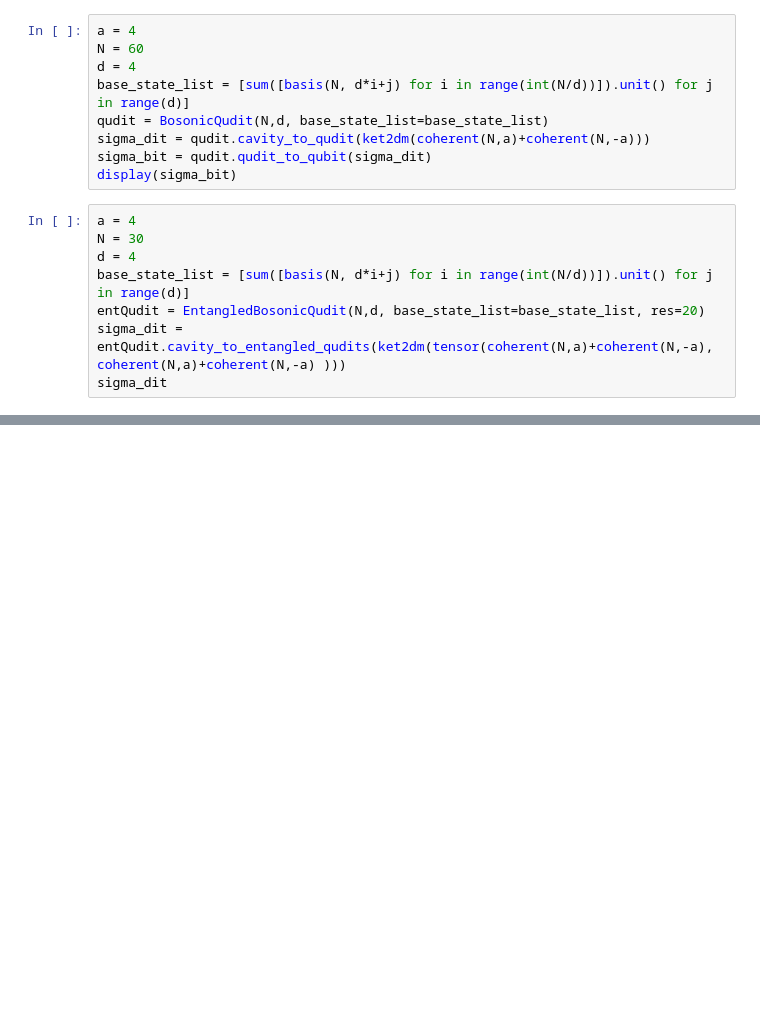
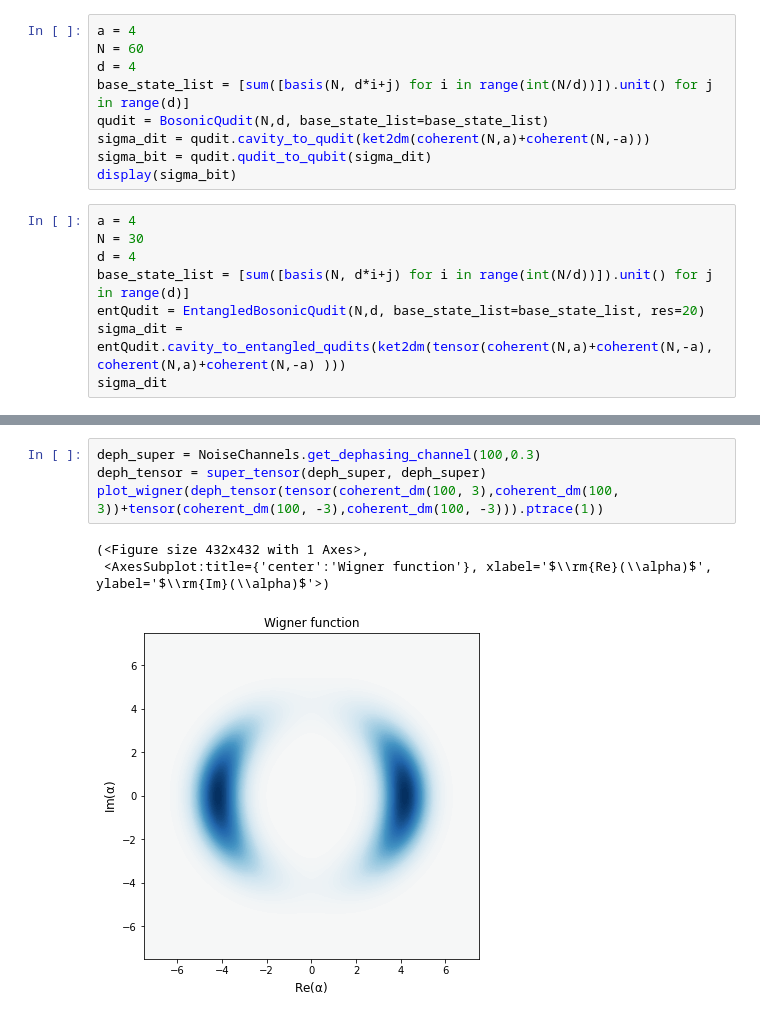
Before and after one commit to RosenblumLab/BosonicEntanglementDistillation, a Jupyter notebook: continuous_playground.ipynb, the cells around one changed output, grey strips where cells are left out. Saved outputs shown, nothing was run; the diff lists cells and outputs as text; blank space fills up the shorter version.

```diff
--- a/continuous_playground.ipynb
+++ b/continuous_playground.ipynb
@@ -39,0 +185,8 @@ sigma_dit
+# %%
+deph_super = NoiseChannels.get_dephasing_channel(100,0.3)
+deph_tensor = super_tensor(deph_super, deph_super)
+plot_wigner(deph_tensor(tensor(coherent_dm(100, 3),coherent_dm(100, 3))+tensor(coherent_dm(100, -3),coherent_dm(100, -3))).ptrace(1))
+# %% [output]
+(<Figure size 432x432 with 1 Axes>,
+ <AxesSubplot:title={'center':'Wigner function'}, xlabel='$\\rm{Re}(\\alpha)$', ylabel='$\\rm{Im}(\\alpha)$'>)
+[figure, added]
```
Also changed, not shown: parts of 27 cells of this notebook, 4 other files.
